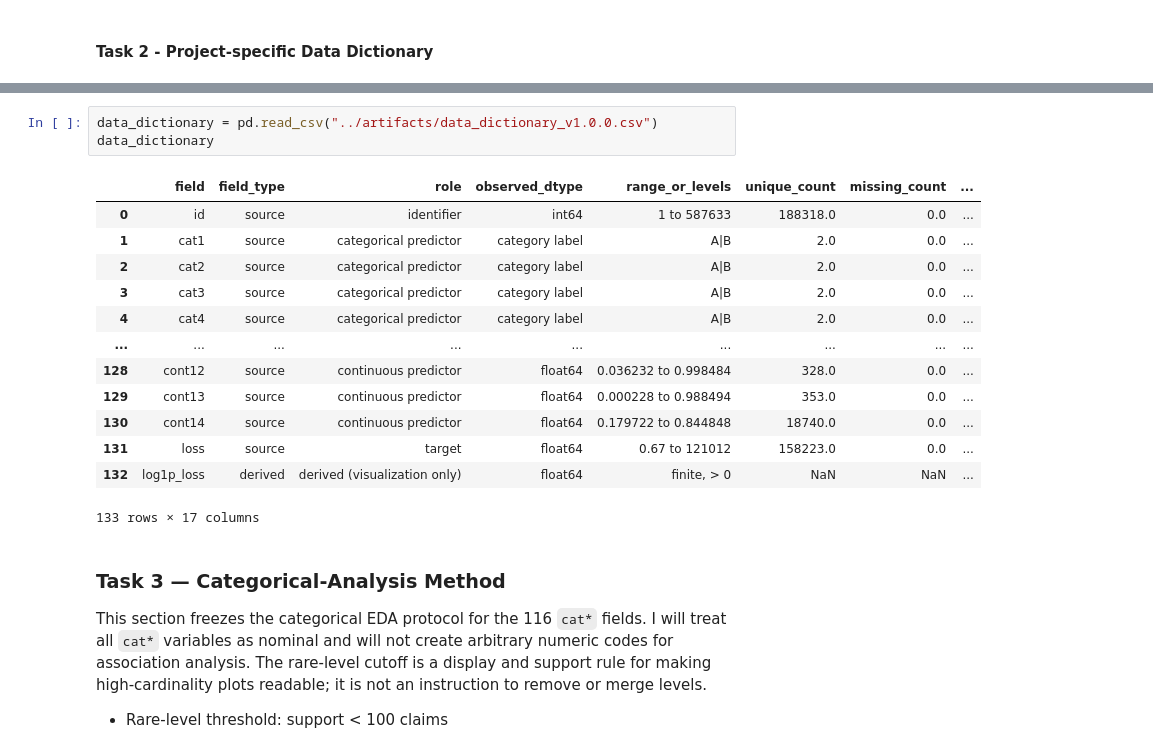
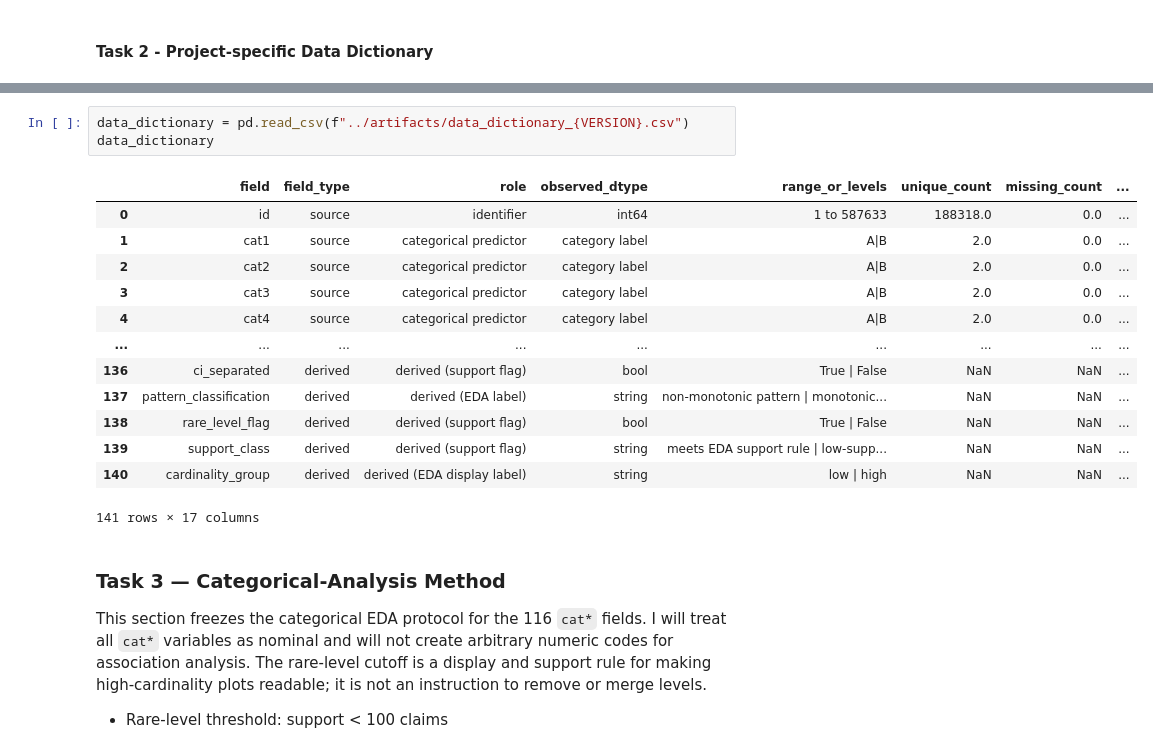
Before and after one commit to Break-Through-Tech/Allstate-1C-predicting-auto-claims-severity, a Jupyter notebook: notebooks/data-understanding.ipynb, the cells around one changed output, grey strips where cells are left out. Saved outputs shown, nothing was run; the diff lists cells and outputs as text.

Commit message:
Gate 4 Task 1: Artifact Manifest, target table, dictionary v1.1.0, traceability checks

```diff
--- a/notebooks/data-understanding.ipynb
+++ b/notebooks/data-understanding.ipynb
@@ -592,21 +625,21 @@ derived (visualization only)      1
 Name: count, dtype: int64
 # %%
-data_dictionary = pd.read_csv("../artifacts/data_dictionary_v1.0.0.csv")
+data_dictionary = pd.read_csv(f"../artifacts/data_dictionary_{VERSION}.csv")
 data_dictionary
 # %% [output]
 |  | field | field_type | role | observed_dtype | range_or_levels | unique_count | missing_count | ... |
 | 0 | id | source | identifier | int64 | 1 to 587633 | 188318.0 | 0.0 | ... |
 | 1 | cat1 | source | categorical predictor | category label | A|B | 2.0 | 0.0 | ... |
 | 2 | cat2 | source | categorical predictor | category label | A|B | 2.0 | 0.0 | ... |
 | 3 | cat3 | source | categorical predictor | category label | A|B | 2.0 | 0.0 | ... |
 | 4 | cat4 | source | categorical predictor | category label | A|B | 2.0 | 0.0 | ... |
 | ... | ... | ... | ... | ... | ... | ... | ... | ... |
-| 128 | cont12 | source | continuous predictor | float64 | 0.036232 to 0.998484 | 328.0 | 0.0 | ... |
-| 129 | cont13 | source | continuous predictor | float64 | 0.000228 to 0.988494 | 353.0 | 0.0 | ... |
-| 130 | cont14 | source | continuous predictor | float64 | 0.179722 to 0.844848 | 18740.0 | 0.0 | ... |
-| 131 | loss | source | target | float64 | 0.67 to 121012 | 158223.0 | 0.0 | ... |
-| 132 | log1p_loss | derived | derived (visualization only) | float64 | finite, > 0 | NaN | NaN | ... |
+| 136 | ci_separated | derived | derived (support flag) | bool | True | False | NaN | NaN | ... |
+| 137 | pattern_classification | derived | derived (EDA label) | string | non-monotonic pattern | monotonic... | NaN | NaN | ... |
+| 138 | rare_level_flag | derived | derived (support flag) | bool | True | False | NaN | NaN | ... |
+| 139 | support_class | derived | derived (support flag) | string | meets EDA support rule | low-supp... | NaN | NaN | ... |
+| 140 | cardinality_group | derived | derived (EDA display label) | string | low | high | NaN | NaN | ... |
-133 rows × 17 columns
+141 rows × 17 columns
 # %% [markdown]
 ### Task 3 — Categorical-Analysis Method
 
```
Also changed, not shown: parts of 14 cells of this notebook, 7 other files.
